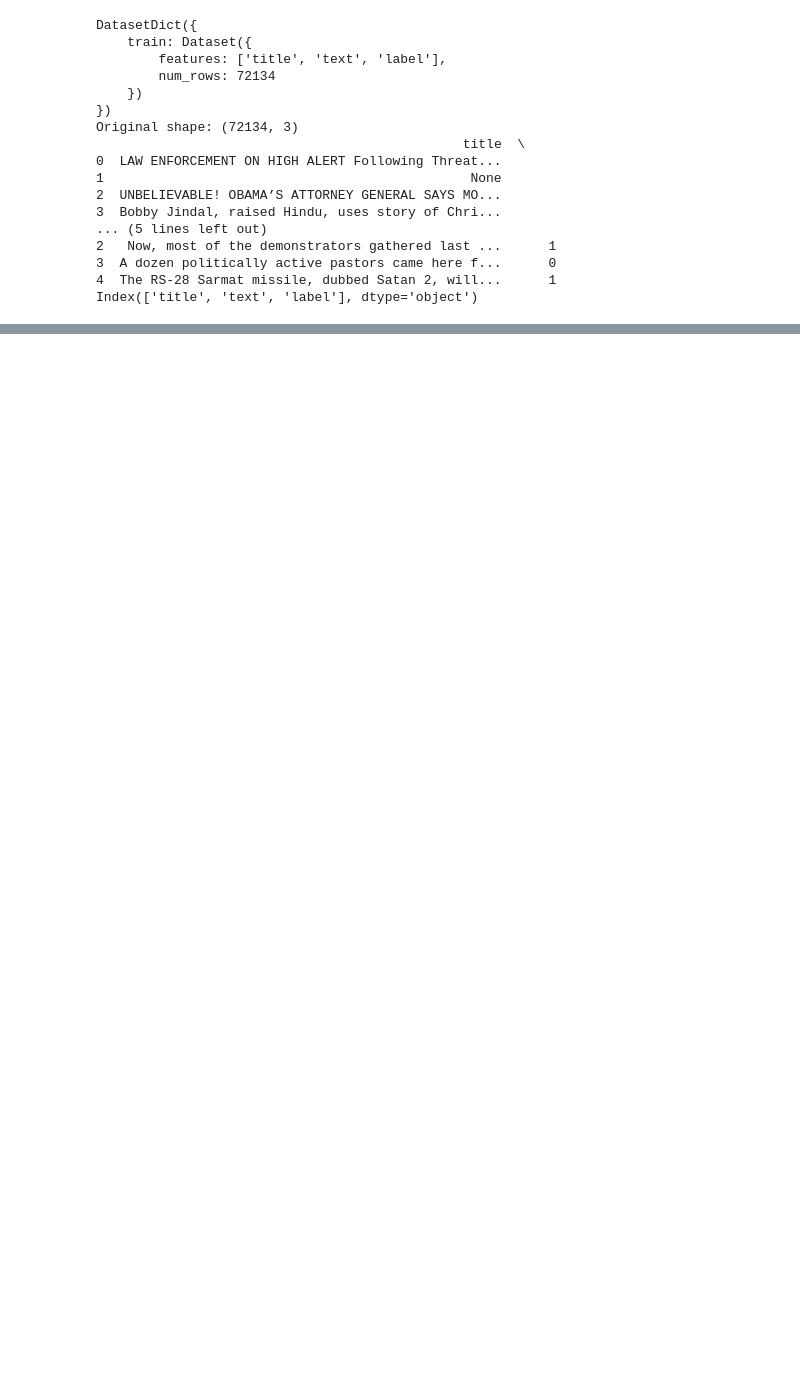
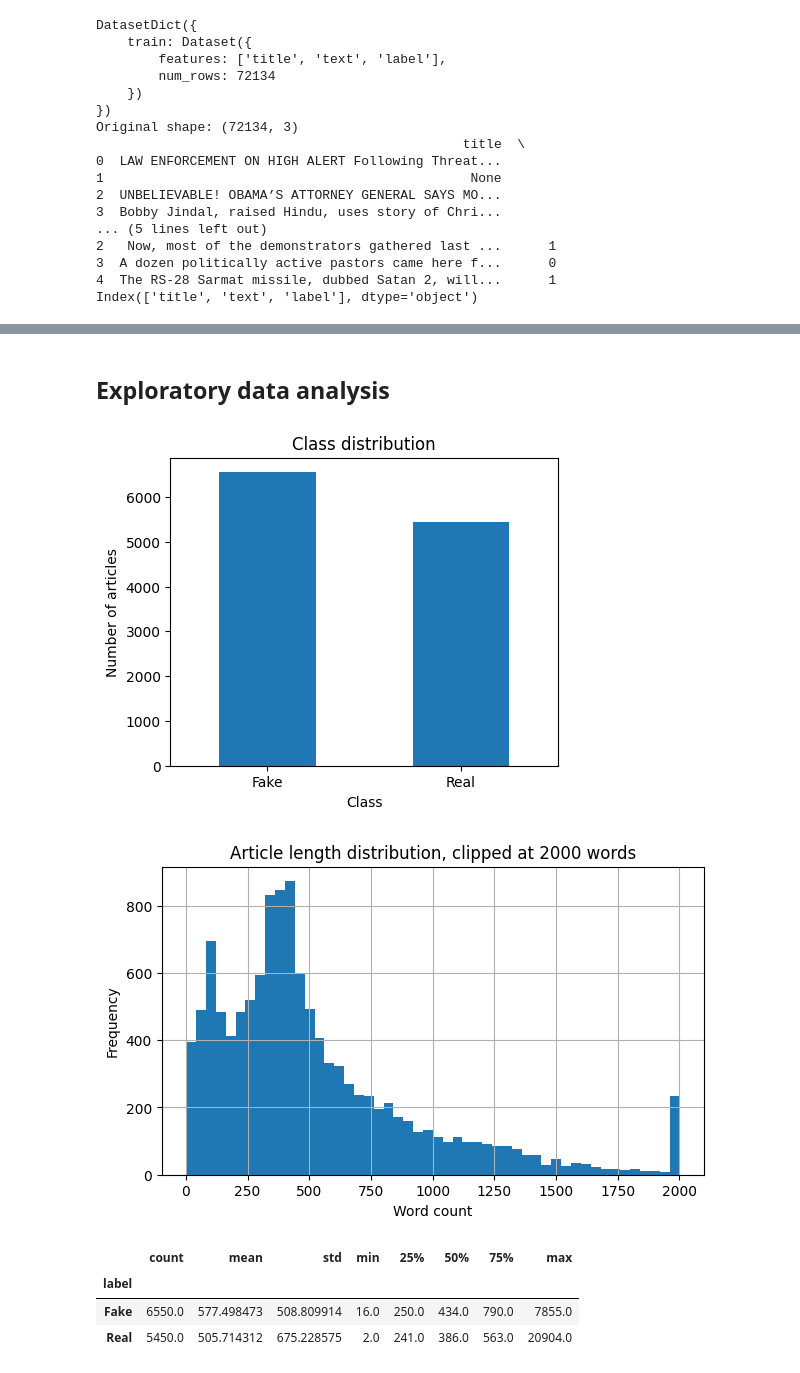
Before and after one commit to vdreddy567/COMP690, a Jupyter notebook: COMP_690_AH2_Final_Draft.ipynb, the cells around one changed output, grey strips where cells are left out. Drawn from its saved outputs; the diff is of its cells as text; code cells hidden in the pictures; blank space fills up the shorter version.

```diff
--- a/COMP_690_AH2_Final_Draft.ipynb
+++ b/COMP_690_AH2_Final_Draft.ipynb
@@ -150,3 +161,30 @@ Name: count, dtype: int64
 | 2 | Illegal Immigrants Could Elect Hi... | Illegal immigrants—along with oth... | 0 | Illegal Immigrants Could Elect Hi... | 934 |
 | 3 | Parents of Terror Victim Sue Chic... | (AP) CHICAGO — The parents of a y... | 0 | Parents of Terror Victim Sue Chic... | 362 |
 | 4 | U.S. 'disappointed' by India's vi... | WASHINGTON (Reuters) - The U.S. S... | 0 | U.S. 'disappointed' by India's vi... | 408 |
+# %% [markdown]
+## Exploratory data analysis
+# %%
+label_counts = data['label'].map({0:'Fake', 1:'Real'}).value_counts()
+plt.figure(figsize=(5,4))
+label_counts.plot(kind='bar')
+plt.title('Class distribution')
+plt.xlabel('Class')
+plt.ylabel('Number of articles')
+plt.xticks(rotation=0)
+plt.show()
+
+plt.figure(figsize=(7,4))
+data['text_len_words'].clip(upper=2000).hist(bins=50)
+plt.title('Article length distribution, clipped at 2000 words')
+plt.xlabel('Word count')
+plt.ylabel('Frequency')
+plt.show()
+
+data.groupby('label')['text_len_words'].describe().rename(index={0:'Fake',1:'Real'})
+# %% [output]
+[figure, added]
+[figure, added]
+|  | count | mean | std | min | 25% | 50% | 75% | max |
+| label |  |  |  |  |  |  |  |  |
+| Fake | 6550.0 | 577.498473 | 508.809914 | 16.0 | 250.0 | 434.0 | 790.0 | 7855.0 |
+| Real | 5450.0 | 505.714312 | 675.228575 | 2.0 | 241.0 | 386.0 | 563.0 | 20904.0 |
```
Also changed, not shown: parts of 4 cells of this notebook.
